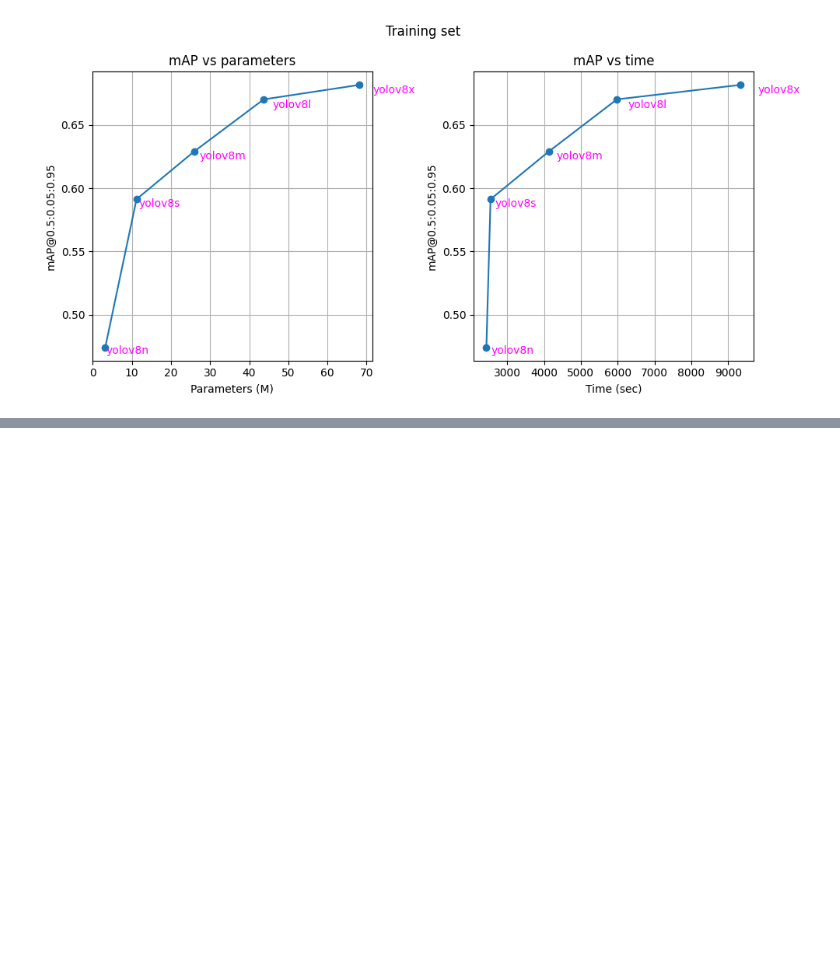
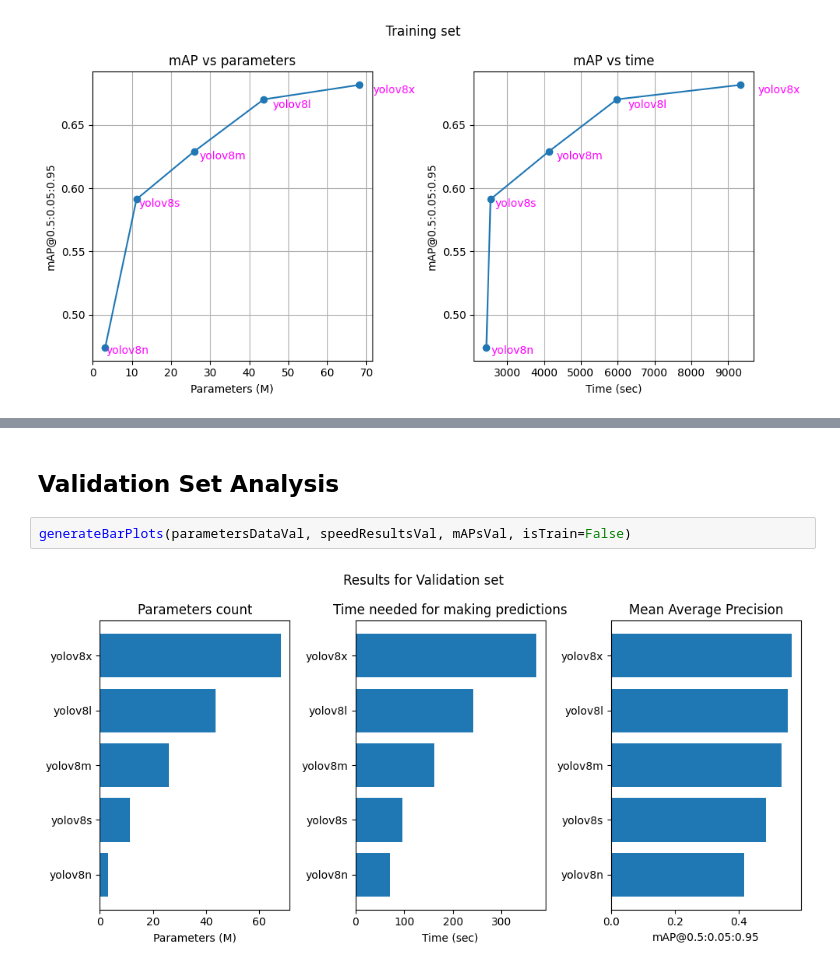
Before and after one commit to KacperChabros/Object-Detection, a Jupyter notebook: ResultsAnalysis.ipynb, the cells around one changed output, grey strips where cells are left out. Cells and saved outputs as stored; diff of their text form; blank space fills up the shorter version.

Commit message:
perform analysis of the collected data

```diff
--- a/ResultsAnalysis.ipynb
+++ b/ResultsAnalysis.ipynb
@@ -262,0 +292,6 @@ plotLinePlotsForCategories(parametersDataTrain, allAPsInOneTrain, isTrain=True)
+# %% [markdown]
+## Validation Set Analysis
+# %%
+generateBarPlots(parametersDataVal, speedResultsVal, mAPsVal, isTrain=False)
+# %% [output]
+[figure, added]
```
Also changed, not shown: parts of 13 cells of this notebook.
